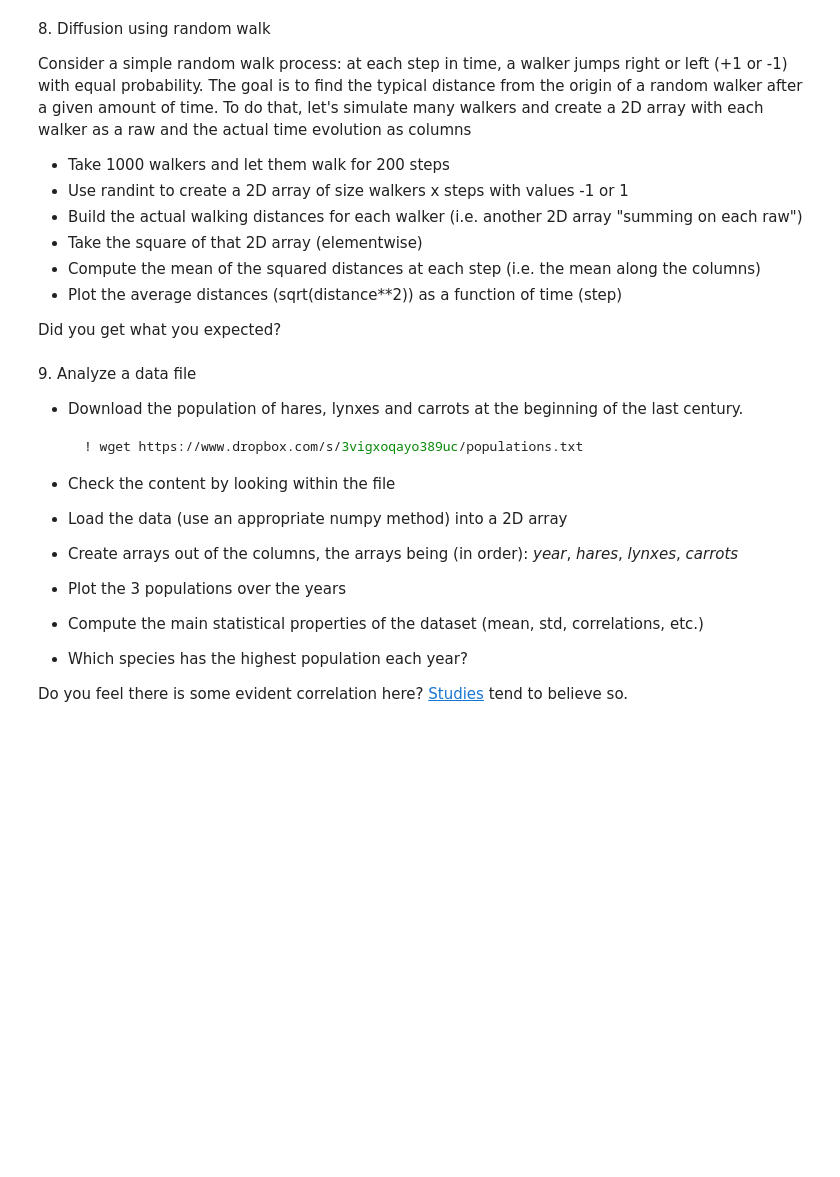
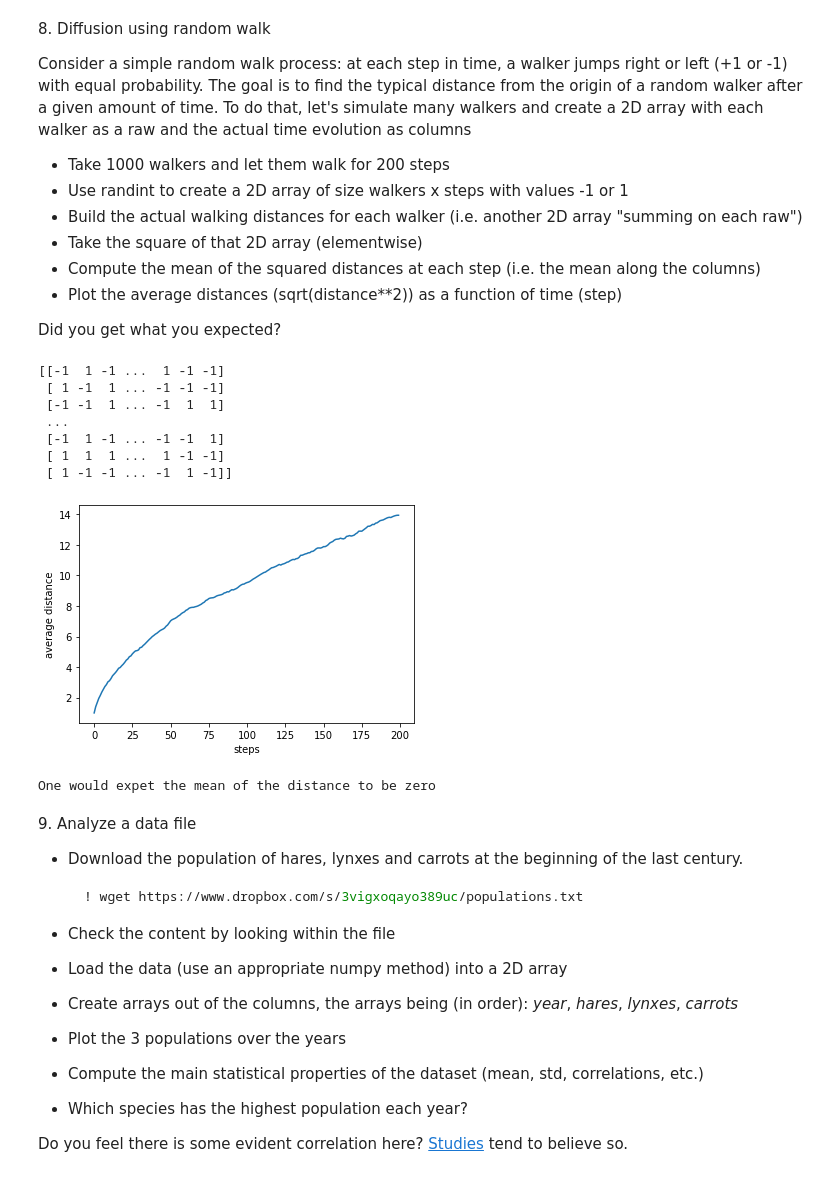
Before and after one commit to german-cano/LaboratoryOfComputationalPhysics_Y4, a Jupyter notebook: 03ex_Numpy.ipynb, the cells around one changed output. Drawn from its saved outputs; the diff is of its cells as text; code cells hidden in the pictures; blank space fills up the shorter version.

```diff
--- a/03ex_Numpy.ipynb
+++ b/03ex_Numpy.ipynb
@@ -332,6 +332,36 @@ To do that, let's simulate many walkers and create a 2D array with each walker a
   * Plot the average distances (sqrt(distance\*\*2)) as a function of time (step)
 
 Did you get what you expected?
+# %%
+import numpy as np
+import matplotlib.pyplot as plt
+#i will create an array with 0 and 1 and then subtitute the 0 by -1
+x=np.random.randint(2,size=(1000,200))
+mask=(x<1)
+x[mask]=-1
+print(x)
+
+distances=np.cumsum(x,axis=1)
+#print(distances)
+distances=(distances**2)
+m=np.average(distances,axis=0)
+
+plt.plot(np.arange(200),np.sqrt(m))
+plt.xlabel('steps')
+plt.ylabel('average distance')
+plt.show()
+
+print('One would expet the mean of the distance to be zero but as we can see each step the walkers are further away from the origin. ')
+# %% [output]
+[[-1  1 -1 ...  1 -1 -1]
+ [ 1 -1  1 ... -1 -1 -1]
+ [-1 -1  1 ... -1  1  1]
+ ...
+ [-1  1 -1 ... -1 -1  1]
+ [ 1  1  1 ...  1 -1 -1]
+ [ 1 -1 -1 ... -1  1 -1]]
+[figure, added]
+One would expet the mean of the distance to be zero
 # %% [markdown]
 9\. Analyze a data file
   * Download the population of hares, lynxes and carrots at the beginning of the last century.
```
Also changed, not shown: parts of 1 cell of this notebook, 8 other files.
